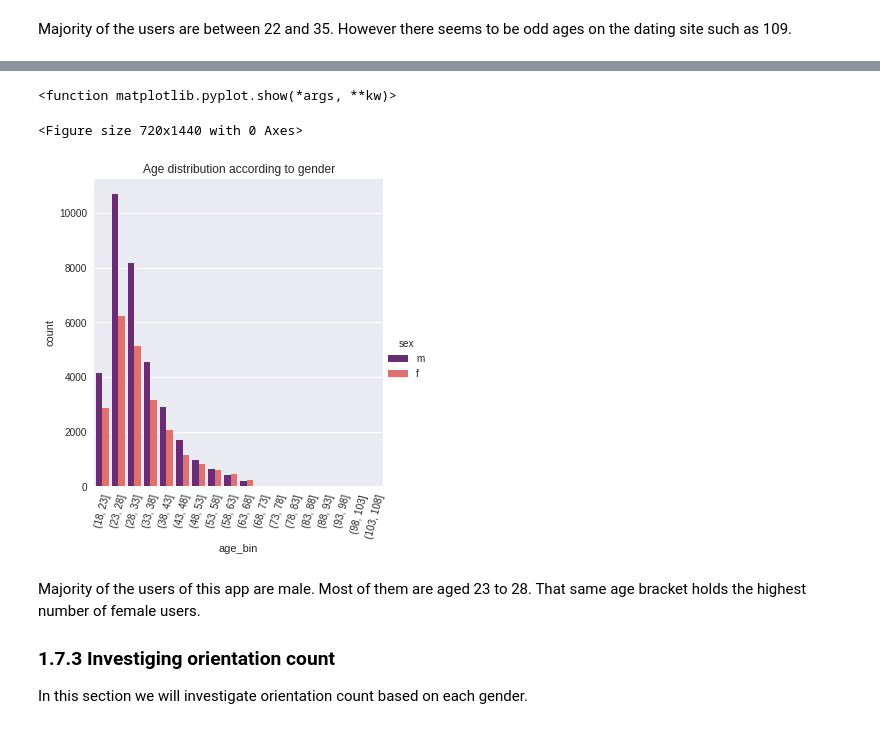
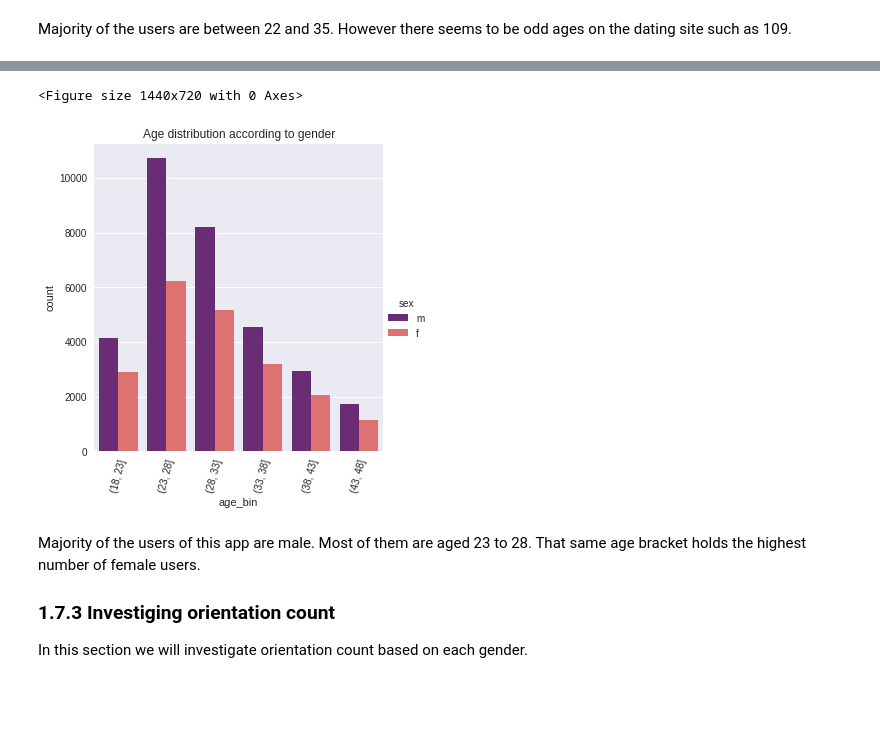
Before and after one commit to BensonMuriu/Dating-App-Recommender, a Jupyter notebook: P5_Notebook.ipynb, the cells around one changed output, grey strips where cells are left out. Drawn from its saved outputs; the diff is of its cells as text; code cells hidden in the pictures; blank space fills up the shorter version.

```diff
--- a/P5_Notebook.ipynb
+++ b/P5_Notebook.ipynb
@@ -831,18 +831,16 @@ max age: 110
 # %%
 # Binning the ages to allow for better visualization
-dating_df['age_bin']=pd.cut(x=dating_df['age'],bins=list(range(18,110,5)))
+dating_df['age_bin']=pd.cut(x=dating_df['age'],bins=list(range(18,52,5)))
 # %%
-
 #Plotting the age distribution
-plt.figure(figsize=(10,20))
+plt.figure(figsize=(20,10))
 sns.catplot(x='age_bin', data= dating_df, kind='count',palette='magma',hue='sex')
 plt.xticks(rotation=75)
 plt.title('Age distribution according to gender')
-plt.show
+plt.show()
 # %% [output]
-<function matplotlib.pyplot.show(*args, **kw)>
+<Figure size 1440x720 with 0 Axes>
-<Figure size 720x1440 with 0 Axes>
-[figure, old version]
+[figure, new version]
 # %% [markdown]
 
 Majority of the users of this app are male. Most of them are aged 23 to 28. That same age bracket holds the highest number of female users.
```
Also changed, not shown: parts of 9 cells of this notebook.
